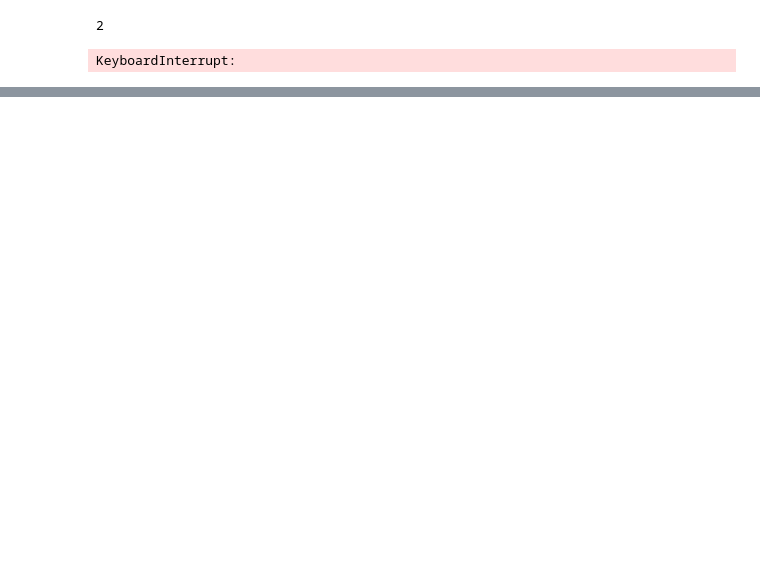
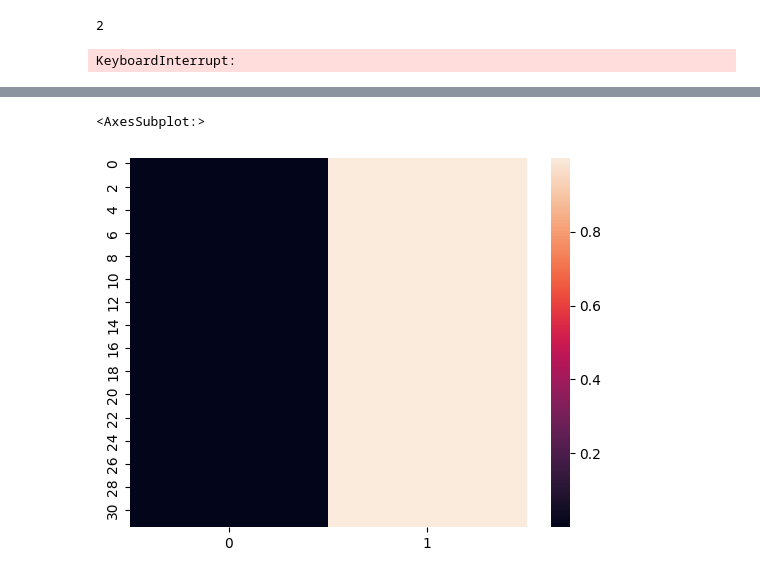
Before and after one commit to bunnalec/NeuralGraphPaper, a Jupyter notebook: RL/multi_ngraph.ipynb, the cells around one changed output, grey strips where cells are left out. Cells and saved outputs as stored; diff of their text form; code cells hidden in the pictures; blank space fills up the shorter version.

```diff
--- a/RL/multi_ngraph.ipynb
+++ b/RL/multi_ngraph.ipynb
@@ -124,0 +186,6 @@ plt.plot(log)
+# %%
+
+sb.heatmap(action_dists[3].cpu())
+# %% [output]
+<AxesSubplot:>
+[figure, added]
```
Also changed, not shown: parts of 8 cells of this notebook.
